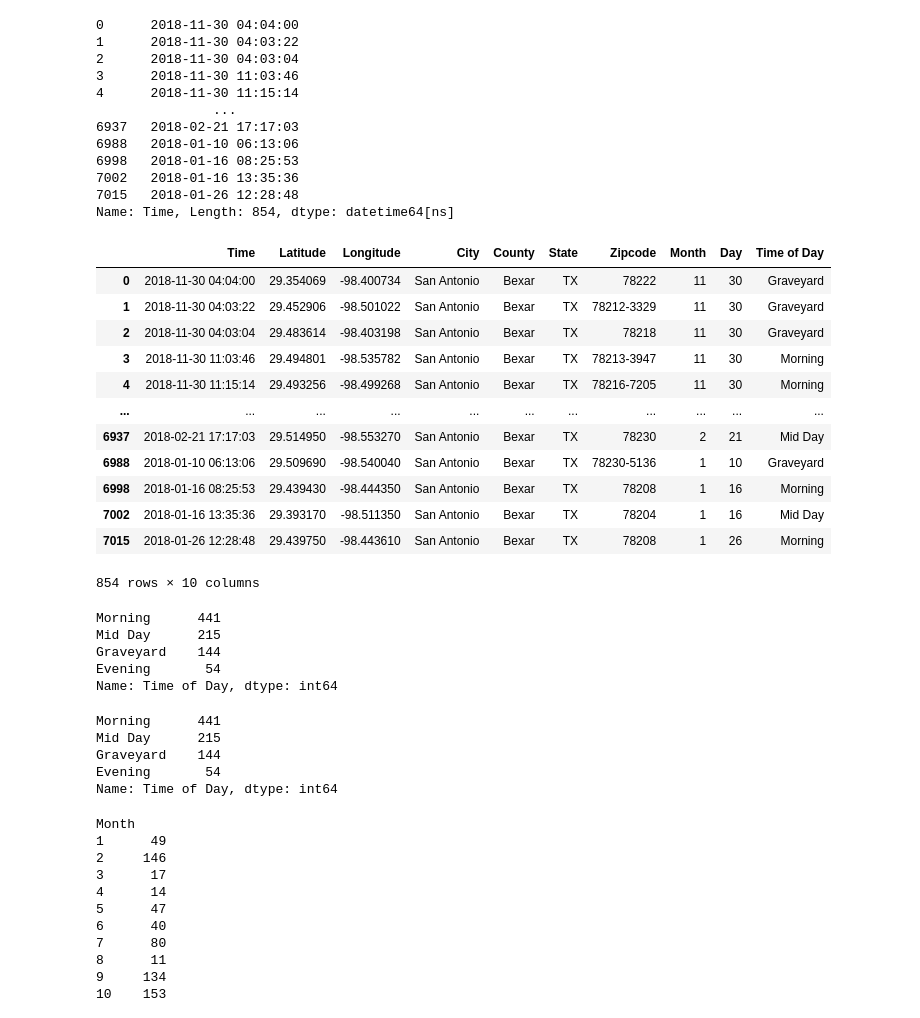
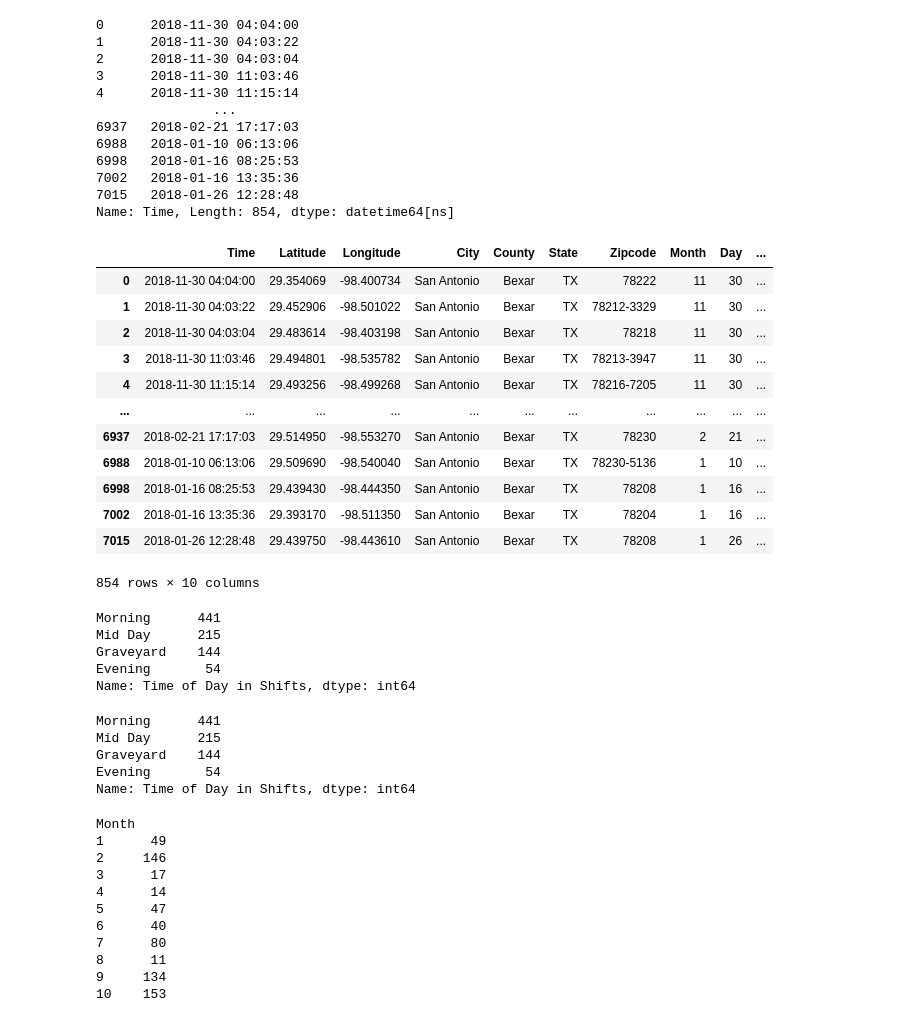
Before and after one commit to Corters22/Traffic_Data_in_San_Antonio, a Jupyter notebook: Question_3/SA_weather_traffic.ipynb, the cells around one changed output. Drawn from its saved outputs; the diff is of its cells as text; code cells hidden in the pictures.

```diff
--- a/Question_3/SA_weather_traffic.ipynb
+++ b/Question_3/SA_weather_traffic.ipynb
@@ -82,32 +82,32 @@ bins = [0, 6, 12, 18, 24]
 #names for the bins
 group_names = ["Graveyard", "Morning", "Mid Day", "Evening"]
 # %%
-sa_df["Time of Day"] = pd.cut(sa_df["Time"].dt.hour, bins, labels=group_names, include_lowest=True)
+sa_df["Time of Day in Shifts"] = pd.cut(sa_df["Time"].dt.hour, bins, labels=group_names, include_lowest=True)
 sa_df
 # %% [output]
-|  | Time | Latitude | Longitude | City | County | State | Zipcode | Month | Day | Time of Day |
-| 0 | 2018-11-30 04:04:00 | 29.354069 | -98.400734 | San Antonio | Bexar | TX | 78222 | 11 | 30 | Graveyard |
-| 1 | 2018-11-30 04:03:22 | 29.452906 | -98.501022 | San Antonio | Bexar | TX | 78212-3329 | 11 | 30 | Graveyard |
-| 2 | 2018-11-30 04:03:04 | 29.483614 | -98.403198 | San Antonio | Bexar | TX | 78218 | 11 | 30 | Graveyard |
-| 3 | 2018-11-30 11:03:46 | 29.494801 | -98.535782 | San Antonio | Bexar | TX | 78213-3947 | 11 | 30 | Morning |
-| 4 | 2018-11-30 11:15:14 | 29.493256 | -98.499268 | San Antonio | Bexar | TX | 78216-7205 | 11 | 30 | Morning |
+|  | Time | Latitude | Longitude | City | County | State | Zipcode | Month | Day | ... |
+| 0 | 2018-11-30 04:04:00 | 29.354069 | -98.400734 | San Antonio | Bexar | TX | 78222 | 11 | 30 | ... |
+| 1 | 2018-11-30 04:03:22 | 29.452906 | -98.501022 | San Antonio | Bexar | TX | 78212-3329 | 11 | 30 | ... |
+| 2 | 2018-11-30 04:03:04 | 29.483614 | -98.403198 | San Antonio | Bexar | TX | 78218 | 11 | 30 | ... |
+| 3 | 2018-11-30 11:03:46 | 29.494801 | -98.535782 | San Antonio | Bexar | TX | 78213-3947 | 11 | 30 | ... |
+| 4 | 2018-11-30 11:15:14 | 29.493256 | -98.499268 | San Antonio | Bexar | TX | 78216-7205 | 11 | 30 | ... |
 | ... | ... | ... | ... | ... | ... | ... | ... | ... | ... | ... |
-| 6937 | 2018-02-21 17:17:03 | 29.514950 | -98.553270 | San Antonio | Bexar | TX | 78230 | 2 | 21 | Mid Day |
-| 6988 | 2018-01-10 06:13:06 | 29.509690 | -98.540040 | San Antonio | Bexar | TX | 78230-5136 | 1 | 10 | Graveyard |
-| 6998 | 2018-01-16 08:25:53 | 29.439430 | -98.444350 | San Antonio | Bexar | TX | 78208 | 1 | 16 | Morning |
-| 7002 | 2018-01-16 13:35:36 | 29.393170 | -98.511350 | San Antonio | Bexar | TX | 78204 | 1 | 16 | Mid Day |
-| 7015 | 2018-01-26 12:28:48 | 29.439750 | -98.443610 | San Antonio | Bexar | TX | 78208 | 1 | 26 | Morning |
+| 6937 | 2018-02-21 17:17:03 | 29.514950 | -98.553270 | San Antonio | Bexar | TX | 78230 | 2 | 21 | ... |
+| 6988 | 2018-01-10 06:13:06 | 29.509690 | -98.540040 | San Antonio | Bexar | TX | 78230-5136 | 1 | 10 | ... |
+| 6998 | 2018-01-16 08:25:53 | 29.439430 | -98.444350 | San Antonio | Bexar | TX | 78208 | 1 | 16 | ... |
+| 7002 | 2018-01-16 13:35:36 | 29.393170 | -98.511350 | San Antonio | Bexar | TX | 78204 | 1 | 16 | ... |
+| 7015 | 2018-01-26 12:28:48 | 29.439750 | -98.443610 | San Antonio | Bexar | TX | 78208 | 1 | 26 | ... |
 854 rows × 10 columns
 # %%
-sa_df["Time of Day"].value_counts()
+sa_df["Time of Day in Shifts"].value_counts()
 # %% [output]
 Morning      441
 Mid Day      215
 Graveyard    144
 Evening       54
-Name: Time of Day, dtype: int64
+Name: Time of Day in Shifts, dtype: int64
 # %%
-most_times = sa_df["Time of Day"].value_counts()
+most_times = sa_df["Time of Day in Shifts"].value_counts()
 most_times
 #group_names = ["Morning", "Mid Day", "Graveyard", "Evening"]
 # %% [output]
@@ -115,7 +115,7 @@ Morning      441
 Mid Day      215
 Graveyard    144
 Evening       54
-Name: Time of Day, dtype: int64
+Name: Time of Day in Shifts, dtype: int64
 # %%
 grouped_by_month = sa_df.groupby("Month")
 month_counts = grouped_by_month.count()
```
Also changed, not shown: parts of 6 cells of this notebook, 2 other files.
